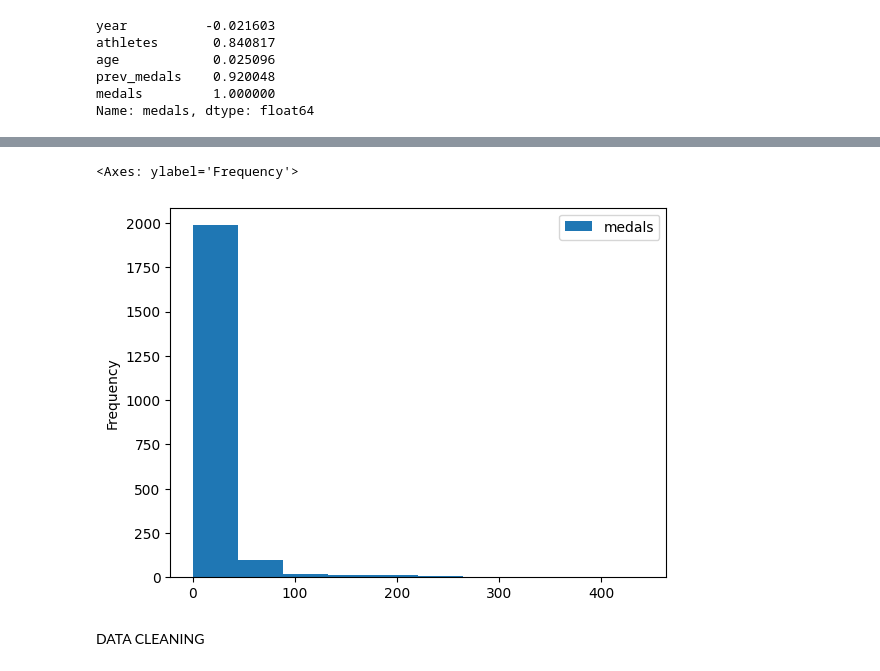
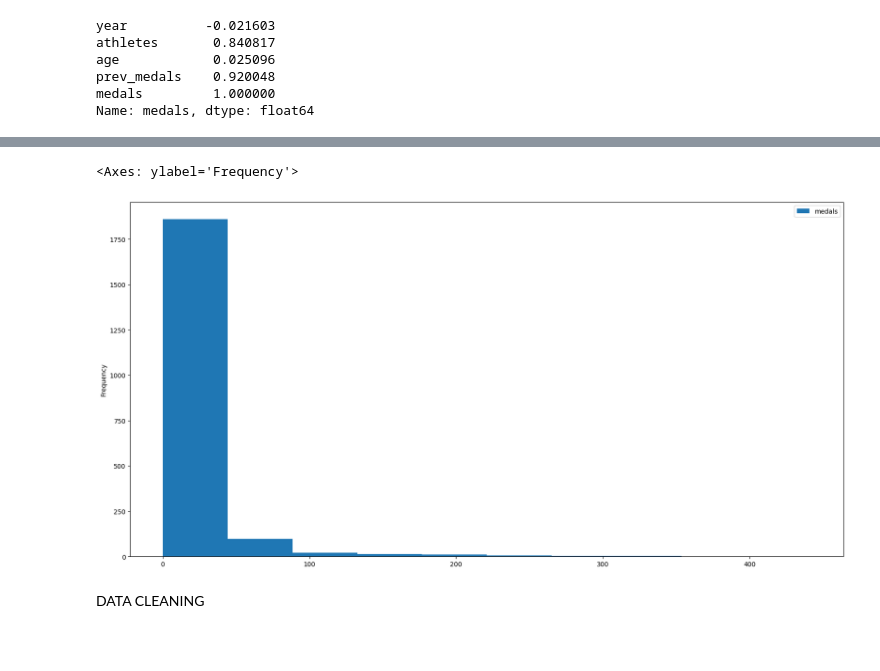
Before and after one commit to AyonChatterjee/ML-Projects-, a Jupyter notebook: OlympicsPredictions.ipynb, the cells around one changed output, grey strips where cells are left out. Saved outputs shown, nothing was run; the diff lists cells and outputs as text; code cells hidden in the pictures; blank space fills up the shorter version.

```diff
--- a/OlympicsPredictions.ipynb
+++ b/OlympicsPredictions.ipynb
@@ -89,8 +83,8 @@ sns.lmplot(x="age", y="medals", data=teams , fit_reg = False , ci = None)
 # %%
-teams.plot.hist(y ="medals")
+teams.plot.hist(y ="medals" , figsize = (20 , 10))
 # %% [output]
 <Axes: ylabel='Frequency'>
-[figure, old version]
+[figure, new version]
 # %% [markdown]
 DATA CLEANING
 # %%
```
Also changed, not shown: parts of 14 cells of this notebook.
